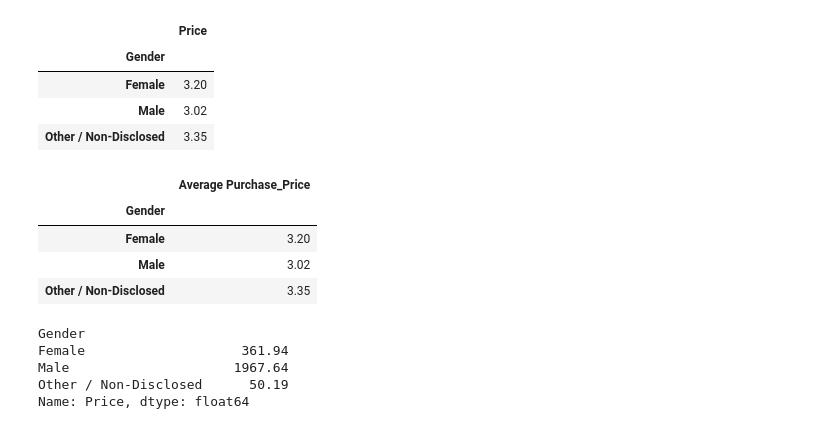
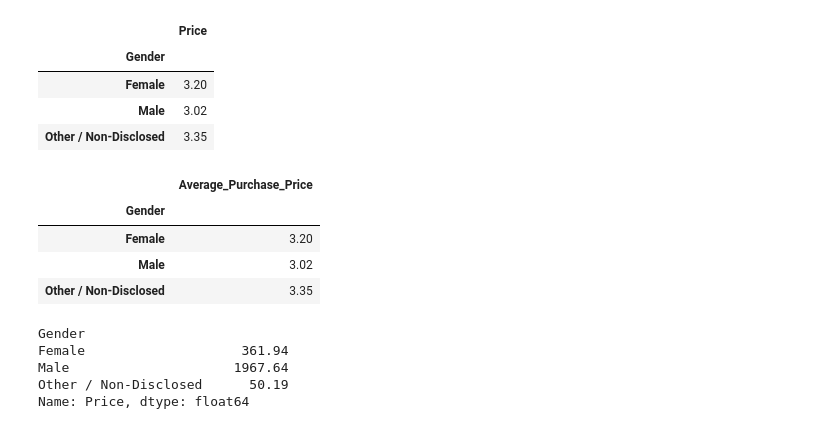
Before and after one commit to smith-jj/Pandas-Homework, a Jupyter notebook: HerosOfPymoli_Submission.ipynb, the cells around one changed output. Drawn from its saved outputs; the diff is of its cells as text; code cells hidden in the pictures.

```diff
--- a/HerosOfPymoli_InProgress.ipynb
+++ b/HerosOfPymoli_Submission.ipynb
@@ -291,10 +291,10 @@ Gender_Avg_Prices_df
 # %%
 # Rename the "Price" column to "Average Purchase Price"
 Gender_Avg_Prices_df = Gender_Avg_Prices_df.rename(
-    columns={"Price": "Average Purchase_Price"})
+    columns={"Price": "Average_Purchase_Price"})
 Gender_Avg_Prices_df.head()
 # %% [output]
-|  | Average Purchase_Price |
+|  | Average_Purchase_Price |
 | Gender |  |
 | Female | 3.20 |
 | Male | 3.02 |
```
Also changed, not shown: parts of 9 cells of this notebook.
